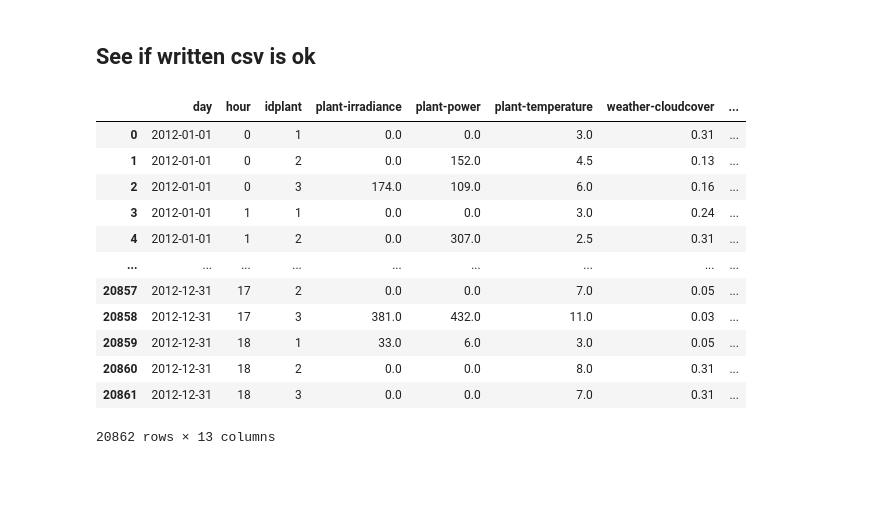
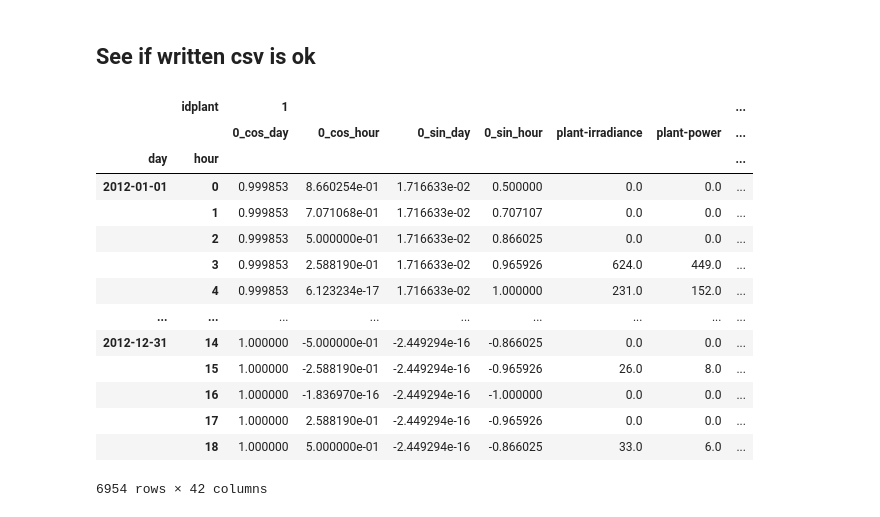
Before and after one commit to mallibus/PV-Multivariate-Time-Series, a Jupyter notebook: EDA.ipynb, the cells around one changed output. Drawn from its saved outputs; the diff is of its cells as text; code cells hidden in the pictures; blank space fills up the shorter version.

```diff
--- a/EDA.ipynb
+++ b/EDA.ipynb
@@ -293,18 +339,21 @@ dfg.stack('idplant').to_csv('clean_dataset.csv')
 # %% [markdown]
 ## See if written csv is ok
 # %%
-pd.read_csv('clean_dataset.csv',parse_dates=['day'])
+pd.read_csv('clean_dataset.csv',parse_dates=['day']).\
+    groupby(['day','hour','idplant']).sum().unstack('idplant').swaplevel(axis=1).sort_index(axis=1)
 # %% [output]
-|  | day | hour | idplant | plant-irradiance | plant-power | plant-temperature | weather-cloudcover | ... |
-| 0 | 2012-01-01 | 0 | 1 | 0.0 | 0.0 | 3.0 | 0.31 | ... |
-| 1 | 2012-01-01 | 0 | 2 | 0.0 | 152.0 | 4.5 | 0.13 | ... |
-| 2 | 2012-01-01 | 0 | 3 | 174.0 | 109.0 | 6.0 | 0.16 | ... |
-| 3 | 2012-01-01 | 1 | 1 | 0.0 | 0.0 | 3.0 | 0.24 | ... |
-| 4 | 2012-01-01 | 1 | 2 | 0.0 | 307.0 | 2.5 | 0.31 | ... |
+|  | idplant | 1 |  |  |  |  |  | ... |
+|  |  | 0_cos_day | 0_cos_hour | 0_sin_day | 0_sin_hour | plant-irradiance | plant-power | ... |
+| day | hour |  |  |  |  |  |  | ... |
+| 2012-01-01 | 0 | 0.999853 | 8.660254e-01 | 1.716633e-02 | 0.500000 | 0.0 | 0.0 | ... |
+|  | 1 | 0.999853 | 7.071068e-01 | 1.716633e-02 | 0.707107 | 0.0 | 0.0 | ... |
+|  | 2 | 0.999853 | 5.000000e-01 | 1.716633e-02 | 0.866025 | 0.0 | 0.0 | ... |
+|  | 3 | 0.999853 | 2.588190e-01 | 1.716633e-02 | 0.965926 | 624.0 | 449.0 | ... |
+|  | 4 | 0.999853 | 6.123234e-17 | 1.716633e-02 | 1.000000 | 231.0 | 152.0 | ... |
 | ... | ... | ... | ... | ... | ... | ... | ... | ... |
-| 20857 | 2012-12-31 | 17 | 2 | 0.0 | 0.0 | 7.0 | 0.05 | ... |
-| 20858 | 2012-12-31 | 17 | 3 | 381.0 | 432.0 | 11.0 | 0.03 | ... |
-| 20859 | 2012-12-31 | 18 | 1 | 33.0 | 6.0 | 3.0 | 0.05 | ... |
-| 20860 | 2012-12-31 | 18 | 2 | 0.0 | 0.0 | 8.0 | 0.31 | ... |
-| 20861 | 2012-12-31 | 18 | 3 | 0.0 | 0.0 | 7.0 | 0.31 | ... |
+| 2012-12-31 | 14 | 1.000000 | -5.000000e-01 | -2.449294e-16 | -0.866025 | 0.0 | 0.0 | ... |
+|  | 15 | 1.000000 | -2.588190e-01 | -2.449294e-16 | -0.965926 | 26.0 | 8.0 | ... |
+|  | 16 | 1.000000 | -1.836970e-16 | -2.449294e-16 | -1.000000 | 0.0 | 0.0 | ... |
+|  | 17 | 1.000000 | 2.588190e-01 | -2.449294e-16 | -0.965926 | 0.0 | 0.0 | ... |
+|  | 18 | 1.000000 | 5.000000e-01 | -2.449294e-16 | -0.866025 | 33.0 | 6.0 | ... |
-20862 rows × 13 columns
+6954 rows × 42 columns
```
Also changed, not shown: parts of 7 cells of this notebook, 1 other file.
